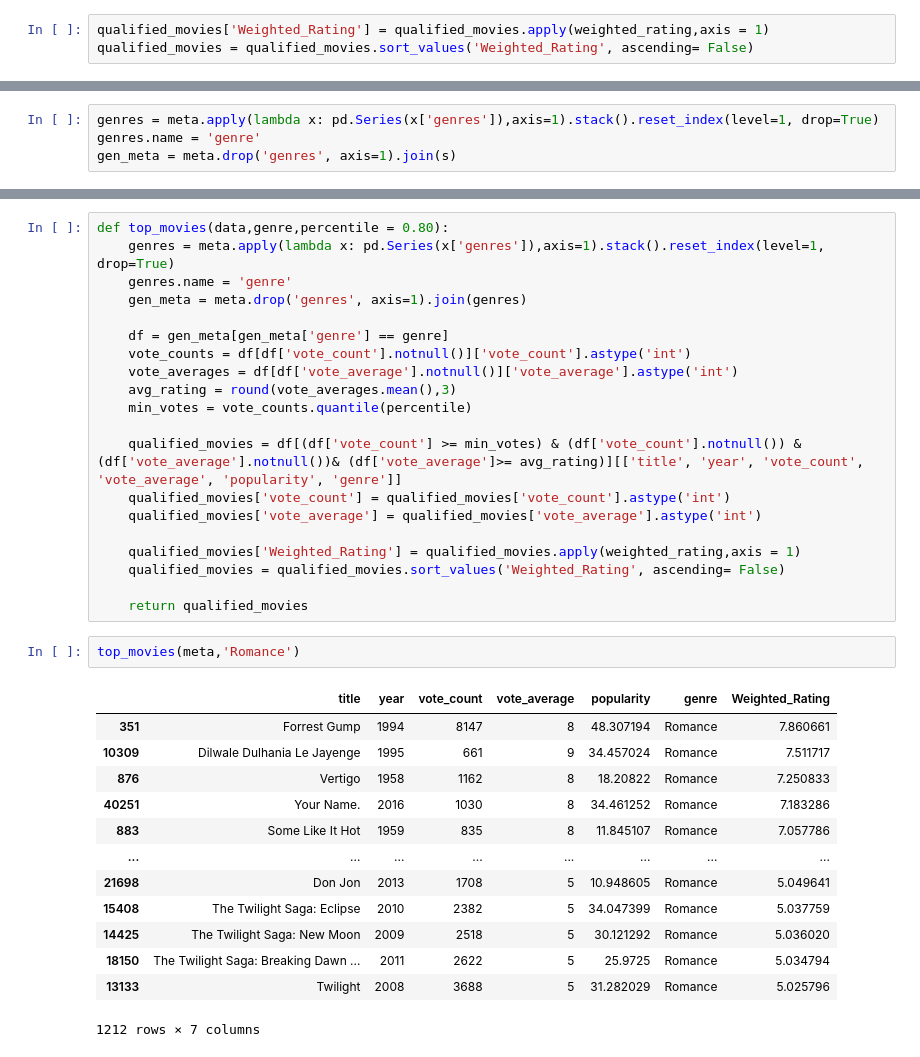
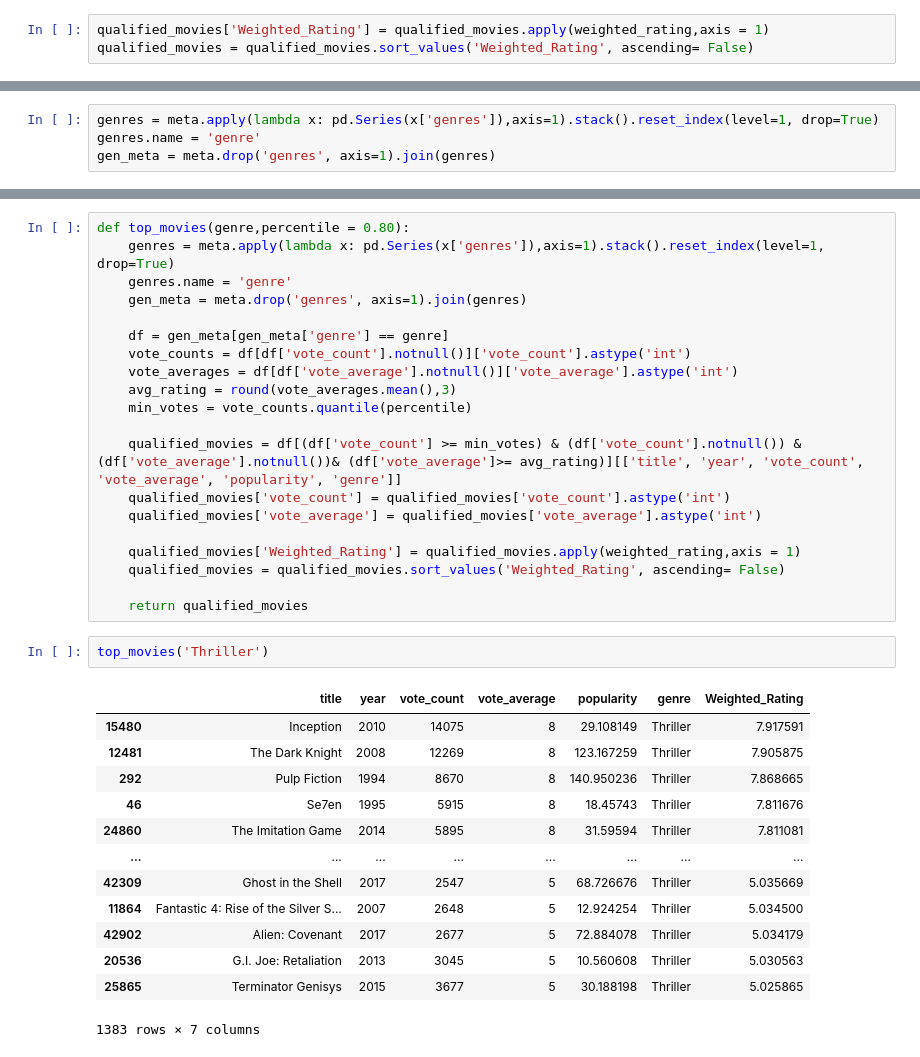
Before and after one commit to mehuljhaver4/Recommender-System, a Jupyter notebook: Recommender-System.ipynb, the cells around one changed output, grey strips where cells are left out. Cells and saved outputs as stored; diff of their text form.

```diff
--- a/Recommender-System.ipynb
+++ b/Recommender-System.ipynb
@@ -87,4 +87,4 @@ qualified_movies.head(15)
 # %%
 genres = meta.apply(lambda x: pd.Series(x['genres']),axis=1).stack().reset_index(level=1, drop=True)
 genres.name = 'genre'
-gen_meta = meta.drop('genres', axis=1).join(s)
+gen_meta = meta.drop('genres', axis=1).join(genres)
@@ -101,5 +91,5 @@ Index(['adult', 'belongs_to_collection', 'budget', 'genres', 'homepage', 'id',
 # %%
-def top_movies(data,genre,percentile = 0.80):
+def top_movies(genre,percentile = 0.80):
     genres = meta.apply(lambda x: pd.Series(x['genres']),axis=1).stack().reset_index(level=1, drop=True)
     genres.name = 'genre'
     gen_meta = meta.drop('genres', axis=1).join(genres)
@@ -118,19 +108,19 @@ def top_movies(data,genre,percentile = 0.80):
     qualified_movies = qualified_movies.sort_values('Weighted_Rating', ascending= False)
 
     return qualified_movies
-# %%
-top_movies(meta,'Romance')
-# %% [output]
-|  | title | year | vote_count | vote_average | popularity | genre | Weighted_Rating |
-| 351 | Forrest Gump | 1994 | 8147 | 8 | 48.307194 | Romance | 7.860661 |
-| 10309 | Dilwale Dulhania Le Jayenge | 1995 | 661 | 9 | 34.457024 | Romance | 7.511717 |
-| 876 | Vertigo | 1958 | 1162 | 8 | 18.20822 | Romance | 7.250833 |
-| 40251 | Your Name. | 2016 | 1030 | 8 | 34.461252 | Romance | 7.183286 |
-| 883 | Some Like It Hot | 1959 | 835 | 8 | 11.845107 | Romance | 7.057786 |
-| ... | ... | ... | ... | ... | ... | ... | ... |
-| 21698 | Don Jon | 2013 | 1708 | 5 | 10.948605 | Romance | 5.049641 |
-| 15408 | The Twilight Saga: Eclipse | 2010 | 2382 | 5 | 34.047399 | Romance | 5.037759 |
-| 14425 | The Twilight Saga: New Moon | 2009 | 2518 | 5 | 30.121292 | Romance | 5.036020 |
-| 18150 | The Twilight Saga: Breaking Dawn ... | 2011 | 2622 | 5 | 25.9725 | Romance | 5.034794 |
-| 13133 | Twilight | 2008 | 3688 | 5 | 31.282029 | Romance | 5.025796 |
-1212 rows × 7 columns
+# %%
+top_movies('Thriller')
+# %% [output]
+|  | title | year | vote_count | vote_average | popularity | genre | Weighted_Rating |
+| 15480 | Inception | 2010 | 14075 | 8 | 29.108149 | Thriller | 7.917591 |
+| 12481 | The Dark Knight | 2008 | 12269 | 8 | 123.167259 | Thriller | 7.905875 |
+| 292 | Pulp Fiction | 1994 | 8670 | 8 | 140.950236 | Thriller | 7.868665 |
+| 46 | Se7en | 1995 | 5915 | 8 | 18.45743 | Thriller | 7.811676 |
+| 24860 | The Imitation Game | 2014 | 5895 | 8 | 31.59594 | Thriller | 7.811081 |
+| ... | ... | ... | ... | ... | ... | ... | ... |
+| 42309 | Ghost in the Shell | 2017 | 2547 | 5 | 68.726676 | Thriller | 5.035669 |
+| 11864 | Fantastic 4: Rise of the Silver S... | 2007 | 2648 | 5 | 12.924254 | Thriller | 5.034500 |
+| 42902 | Alien: Covenant | 2017 | 2677 | 5 | 72.884078 | Thriller | 5.034179 |
+| 20536 | G.I. Joe: Retaliation | 2013 | 3045 | 5 | 10.560608 | Thriller | 5.030563 |
+| 25865 | Terminator Genisys | 2015 | 3677 | 5 | 30.188198 | Thriller | 5.025865 |
+1383 rows × 7 columns
```
Also changed, not shown: parts of 37 cells of this notebook.
